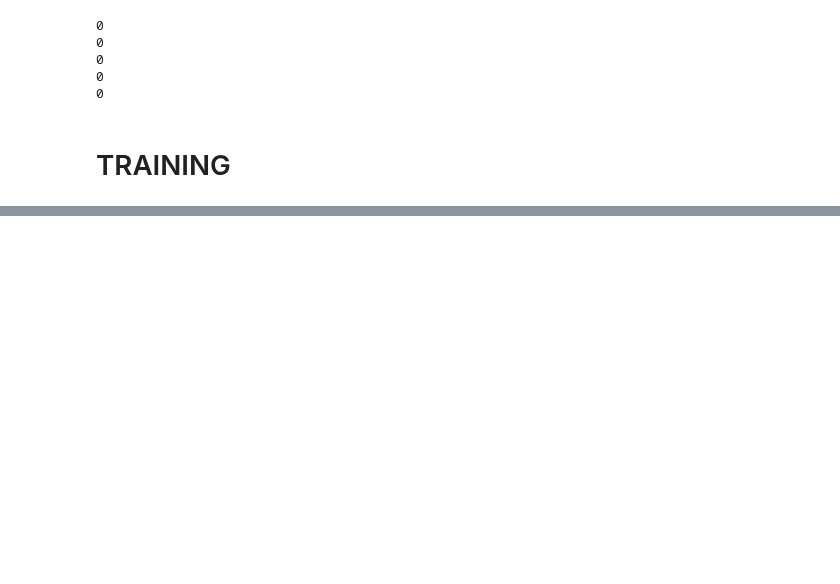
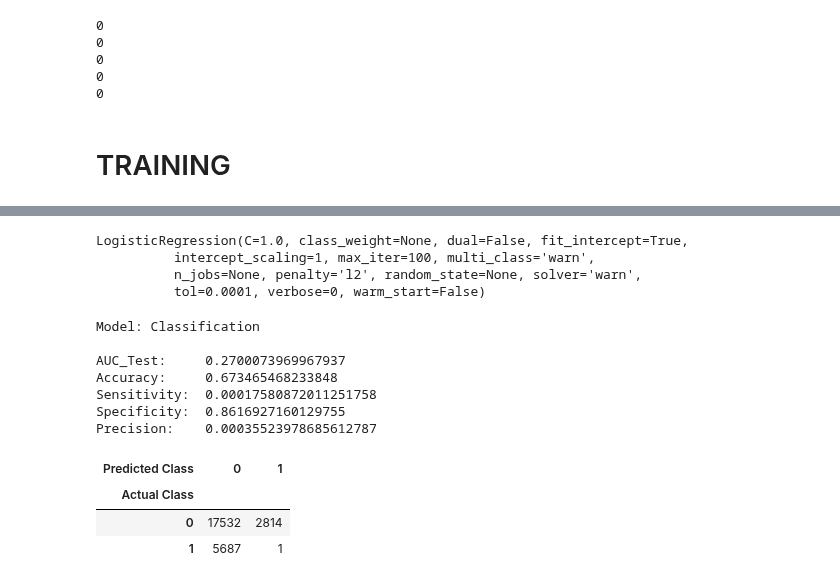
Before and after one commit to RicardoJPedro82/wmillfailprev, a Jupyter notebook: notebooks/Ready_for_train Classification Ricardo.ipynb, the cells around one changed output, grey strips where cells are left out. Cells and saved outputs as stored; diff of their text form; code cells hidden in the pictures; blank space fills up the shorter version.

```diff
--- a/notebooks/Ready_for_train Classification Ricardo.ipynb
+++ b/notebooks/Ready_for_train Classification Ricardo.ipynb
@@ -826,0 +852,4 @@ for i in lista:
+# %%
+scaler = StandardScaler()
+scaler.fit_transform(X_train_transf)
+scaler.transform(X_test_transf)
@@ -826,0 +872,8 @@ for i in lista:
+# %%
+model = LogisticRegression()
+model.fit(X_train_transf, y_train_transf)
+# %% [output]
+LogisticRegression(C=1.0, class_weight=None, dual=False, fit_intercept=True,
+          intercept_scaling=1, max_iter=100, multi_class='warn',
+          n_jobs=None, penalty='l2', random_state=None, solver='warn',
+          tol=0.0001, verbose=0, warm_start=False)
@@ -826,0 +882,2 @@ for i in lista:
+# %%
+y_pred = model.predict(X_test_transf)
@@ -826,0 +895,32 @@ for i in lista:
+# %%
+cm2 = confusion_matrix(y_test_transf,y_pred)
+total1=sum(sum(cm2))
+print ('Model: Classification')
+print(' ')
+#print('AUC_Train:   ', roc_auc_score(Y_train_balanced, tree_prob_calculadas_train))
+roc_auc_score_var = roc_auc_score(y_test_transf, y_prob)
+print('AUC_Test:    ', roc_auc_score_var)
+accuracy_var =  (cm2[0,0]+cm2[1,1])/total1
+print('Accuracy:    ', accuracy_var)
+sensitivity_var = cm2[1,1]/(cm2[1,0]+cm2[1,1])
+print('Sensitivity: ', sensitivity_var)
+specificity_var = cm2[0,0]/(cm2[0,0]+cm2[0,1])
+print('Specificity: ', specificity_var)
+precision_var = cm2[1,1]/(cm2[0,1]+cm2[1,1])
+print('Precision:   ', precision_var)
+#print('F1 Score:    ',f1_score(Y_test_all,tree_class_calculadas_test))
+#print('Log Loss:    ', log_loss(Y_test_all, tree_prob_calculadas_test))
+#print('FBeta Score: ', fbeta_score(Y_test_all,tree_class_calculadas_test, beta=10))
+pd.crosstab(y_test_transf, y_pred, rownames=['Actual Class'], colnames=['Predicted Class'])
+# %% [output]
+Model: Classification
+
+AUC_Test:     0.2700073969967937
+Accuracy:     0.673465468233848
+Sensitivity:  0.00017580872011251758
+Specificity:  0.8616927160129755
+Precision:    0.00035523978685612787
+| Predicted Class | 0 | 1 |
+| Actual Class |  |  |
+| 0 | 17532 | 2814 |
+| 1 | 5687 | 1 |
```
Also changed, not shown: parts of 46 cells of this notebook, 3 other files.
